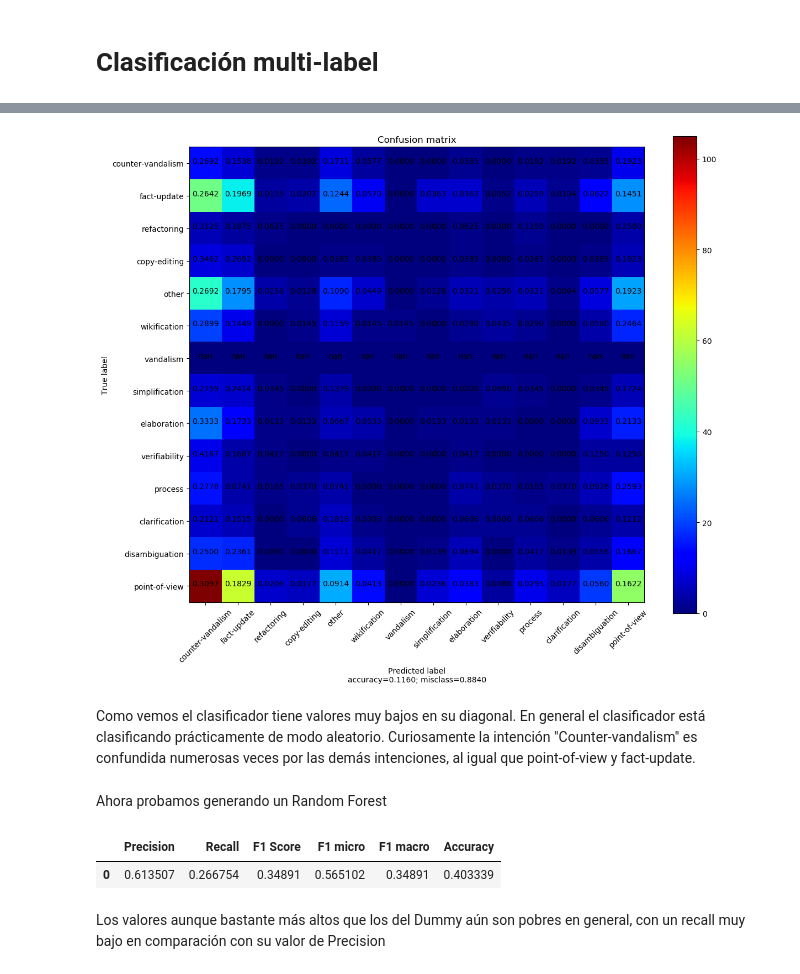
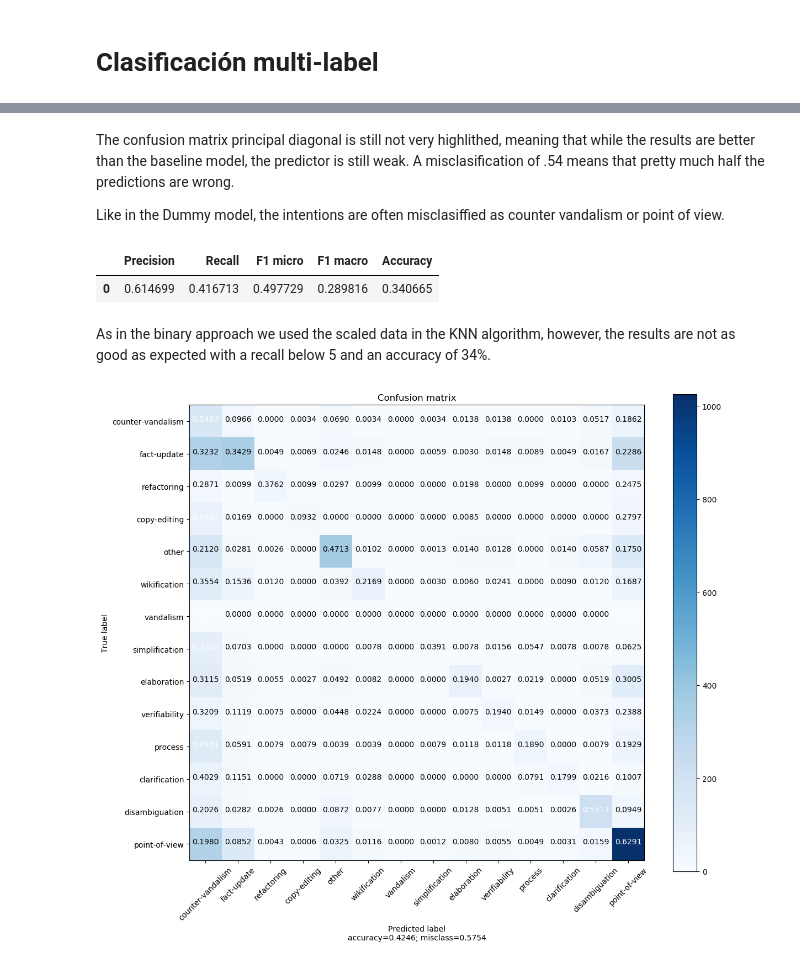
Before and after one commit to FRYoussef/TFG_Wiki, a Jupyter notebook: scripts/model_generation.ipynb, the cells around one changed output, grey strips where cells are left out. Saved outputs shown, nothing was run; the diff lists cells and outputs as text; code cells hidden in the pictures.

```diff
--- a/scripts/model_generation.ipynb
+++ b/scripts/model_generation.ipynb
@@ -836,6 +988,7 @@ from sklearn.metrics import precision_score
 from sklearn.metrics import recall_score
 from sklearn.metrics import f1_score
 from evolutionary_search import EvolutionaryAlgorithmSearchCV
+from sklearn.preprocessing import StandardScaler
 
 import pandas
 import numpy as np
@@ -857,7 +1010,9 @@ X, y = dataset.iloc[:, :-14], dataset.iloc[:, -14:]
 kwargs = dict(test_size=0.2, random_state=1)
 y = creating_multilabel(y)
 y = MultiLabelBinarizer().fit_transform(y)
-X_train, X_test, y_train, y_test = train_test_split(X, y, **kwargs)
+feature_scaler = StandardScaler()
+X_scaled = feature_scaler.fit_transform(X)
+#X_train, X_test, y_train, y_test = train_test_split(X, y, **kwargs)
 #Figures size
 plt.rcParams['savefig.dpi'] = 100
 
@@ -917,32 +1096,38 @@ Los resultados obtenidos en general son bástante bajos, teniendo una accuracy d
+# %% [markdown]
+The confusion matrix principal diagonal is still not very highlithed, meaning that while the results are better than the baseline model, the predictor is still weak. A misclasification of .54 means that pretty much half the predictions are wrong.
+
+Like in the Dummy model, the intentions are often misclasiffied as counter vandalism or point of view.
+# %%
+base_KNN_ML_data = pandas.DataFrame()
+
+base_KNN_ML_model = MLkNN()
+
+knn_ml_gs = GridSearchCV(base_KNN_ML_model,
+                    param_grid={},
+                    scoring=scoring, cv=4, refit='macro', return_train_score=True)
+knn_ml_gs.fit(X_scaled, y)
+results = knn_ml_gs.cv_results_
+
+
+base_KNN_ML_data['Precision'] = [results['mean_test_Precision'][knn_ml_gs.best_index_]]
+base_KNN_ML_data['Recall'] = [results['mean_test_recall'][knn_ml_gs.best_index_]]
+base_KNN_ML_data['F1 micro'] = [results['mean_test_micro'][knn_ml_gs.best_index_]]
+base_KNN_ML_data['F1 macro'] = [results['mean_test_macro'][knn_ml_gs.best_index_]]
+base_KNN_ML_data['Accuracy'] = [results['mean_test_accuracy'][knn_ml_gs.best_index_]]
+
+base_KNN_ML_data.head(15)
+# %% [output]
+|  | Precision | Recall | F1 micro | F1 macro | Accuracy |
+| 0 | 0.614699 | 0.416713 | 0.497729 | 0.289816 | 0.340665 |
+# %% [markdown]
+As in the binary approach we used the scaled data in the KNN algorithm, however, the results are not as good as expected with a recall below 5 and an accuracy of 34%.
 # %%
-cm_ML_dummy = confusion_matrix(y_test.argmax(axis=1), y_pred.argmax(axis=1))
+clf = MLkNN()
 
-plot_confusion_matrix(cm_ML_dummy, intentions, normalize = True, cmap = 'jet')
+y_pred = cross_val_predict(clf, X_scaled, y, cv=4)
+
+cm_ML_KNN = confusion_matrix(y.argmax(axis=1), y_pred.toarray().argmax(axis=1))
+
+plot_confusion_matrix(cm_ML_KNN, intentions)
 # %% [output]
-[figure, old version]
+[figure, new version]
-# %% [markdown]
-Como vemos el clasificador tiene valores muy bajos en su diagonal. En general el clasificador está clasificando prácticamente de modo aleatorio. Curiosamente la intención "Counter-vandalism" es confundida numerosas veces por las demás intenciones, al igual que point-of-view y fact-update.
-# %% [markdown]
-Ahora probamos generando un Random Forest
-# %%
-base_rf_ML_data = pandas.DataFrame()
-
-
-
-base_rf_ML_model = RandomForestClassifier(random_state = 64)
-base_rf_ML_model.fit(X_train, y_train)
-
-y_pred = base_rf_ML_model.predict(X_test)
-base_rf_ML_data['Precision'] = [precision_score(y_test, y_pred, average = 'macro')]
-base_rf_ML_data['Recall'] = [recall_score(y_test, y_pred, average = 'macro')]
-base_rf_ML_data['F1 Score'] = [f1_score(y_test, y_pred, average = 'macro')]
-base_rf_ML_data['F1 micro'] = [f1_score(y_test, y_pred, average = 'micro')]
-base_rf_ML_data['F1 macro'] = [f1_score(y_test, y_pred, average = 'macro')]
-base_rf_ML_data['Accuracy'] = [accuracy_score(y_test, y_pred)]
-
-base_rf_ML_data.head(15)
-# %% [output]
-|  | Precision | Recall | F1 Score | F1 micro | F1 macro | Accuracy |
-| 0 | 0.613507 | 0.266754 | 0.34891 | 0.565102 | 0.34891 | 0.403339 |
-# %% [markdown]
-Los valores aunque bastante más altos que los del Dummy aún son pobres en general, con un recall muy bajo en comparación con su valor de Precision
```
Also changed, not shown: parts of 140 cells of this notebook.
